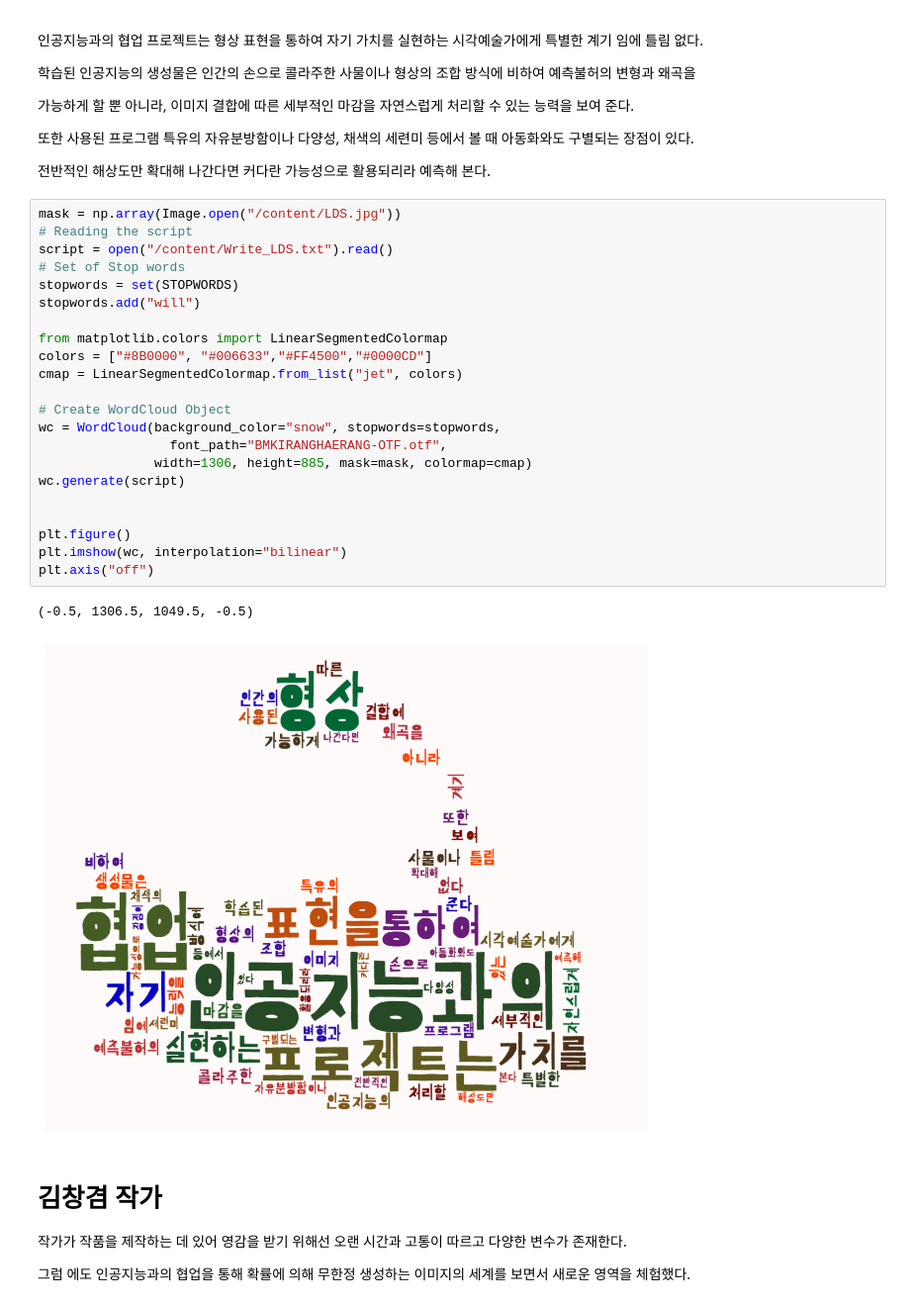
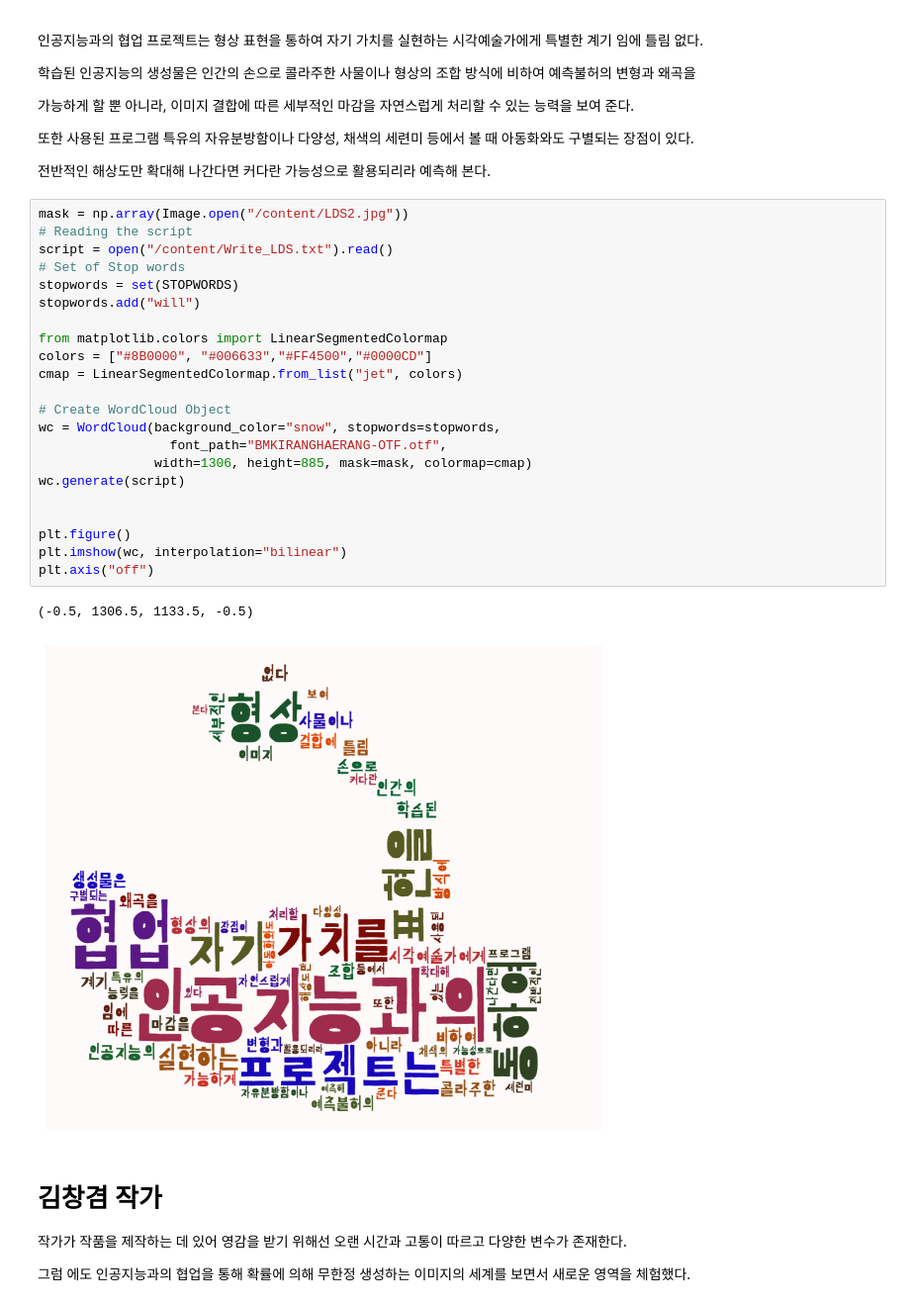
Before and after one commit to artjow/-, a Jupyter notebook: 워드클라우드_시각화하기.ipynb, the cells around one changed output. Shown at 99% size. Cells and saved outputs as stored; diff of their text form.

```diff
--- a/워드클라우드_시각화하기.ipynb
+++ b/워드클라우드_시각화하기.ipynb
@@ -369,30 +364,30 @@ plt.axis("off")
 
 전반적인 해상도만 확대해 나간다면 커다란 가능성으로 활용되리라 예측해 본다.
 # %%
-mask = np.array(Image.open("/content/LDS.jpg"))
+mask = np.array(Image.open("/content/LDS2.jpg"))
 # Reading the script
 script = open("/content/Write_LDS.txt").read()
 # Set of Stop words
 stopwords = set(STOPWORDS)
 stopwords.add("will")
 
 from matplotlib.colors import LinearSegmentedColormap
 colors = ["#8B0000", "#006633","#FF4500","#0000CD"]
 cmap = LinearSegmentedColormap.from_list("jet", colors)
 
 # Create WordCloud Object
 wc = WordCloud(background_color="snow", stopwords=stopwords,
                  font_path="BMKIRANGHAERANG-OTF.otf",
                width=1306, height=885, mask=mask, colormap=cmap)
 wc.generate(script)
 
 
 plt.figure()
 plt.imshow(wc, interpolation="bilinear")
 plt.axis("off")
 # %% [output]
-(-0.5, 1306.5, 1049.5, -0.5)
+(-0.5, 1306.5, 1133.5, -0.5)
-[figure, old version]
+[figure, new version]
 # %% [markdown]
 # 김창겸 작가
 작가가 작품을 제작하는 데 있어 영감을 받기 위해선 오랜 시간과 고통이 따르고 다양한 변수가 존재한다.
```
Also changed, not shown: parts of 12 cells of this notebook.
